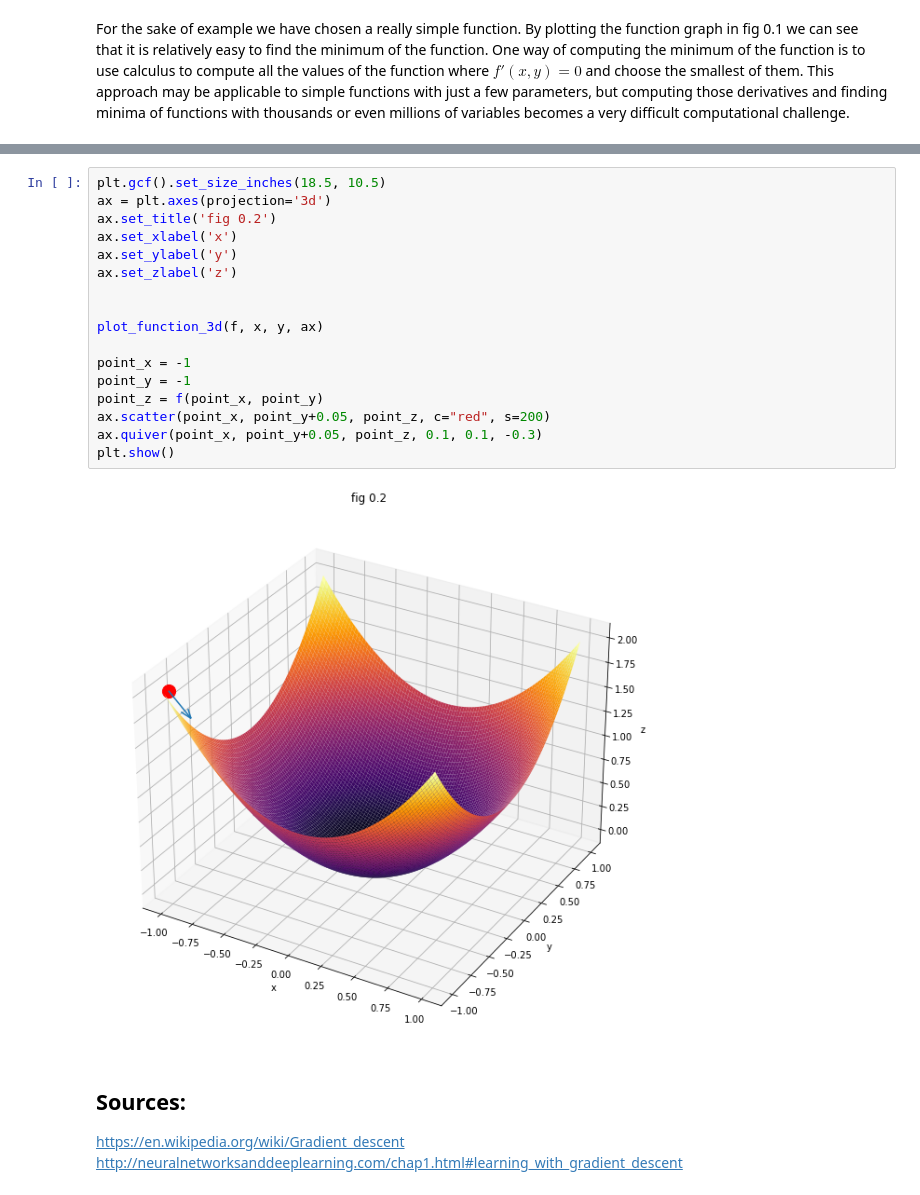
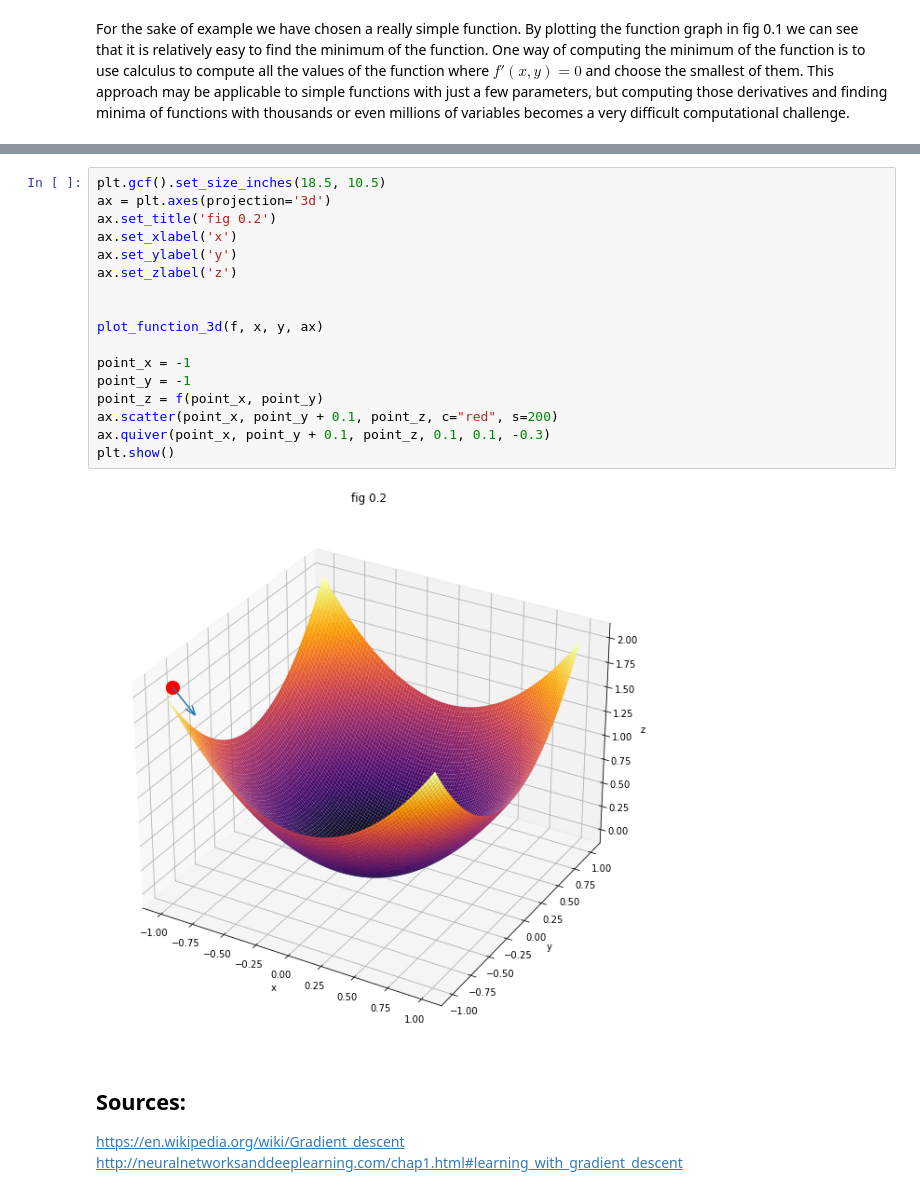
Before and after one commit to vaniugata/GradientDescent, a Jupyter notebook: GradentDescent.ipynb, the cells around one changed output, grey strips where cells are left out. Cells and saved outputs as stored; diff of their text form.

```diff
--- a/GradentDescent.ipynb
+++ b/GradentDescent.ipynb
@@ -49,22 +61,22 @@ For the sake of example we have chosen a really simple function. By plotting the
 # %%
 plt.gcf().set_size_inches(18.5, 10.5)
 ax = plt.axes(projection='3d')
 ax.set_title('fig 0.2')
 ax.set_xlabel('x')
 ax.set_ylabel('y')
 ax.set_zlabel('z')
 
 
 plot_function_3d(f, x, y, ax)
 
 point_x = -1
 point_y = -1
 point_z = f(point_x, point_y)
-ax.scatter(point_x, point_y+0.05, point_z, c="red", s=200)
-ax.quiver(point_x, point_y+0.05, point_z, 0.1, 0.1, -0.3)
+ax.scatter(point_x, point_y + 0.1, point_z, c="red", s=200)
+ax.quiver(point_x, point_y + 0.1, point_z, 0.1, 0.1, -0.3)
 plt.show()
 # %% [output]
-[figure, old version]
+[figure, new version]
 # %% [markdown]
 ## Sources:
 https://en.wikipedia.org/wiki/Gradient_descent</br>
```
Also changed, not shown: parts of 2 cells of this notebook.
